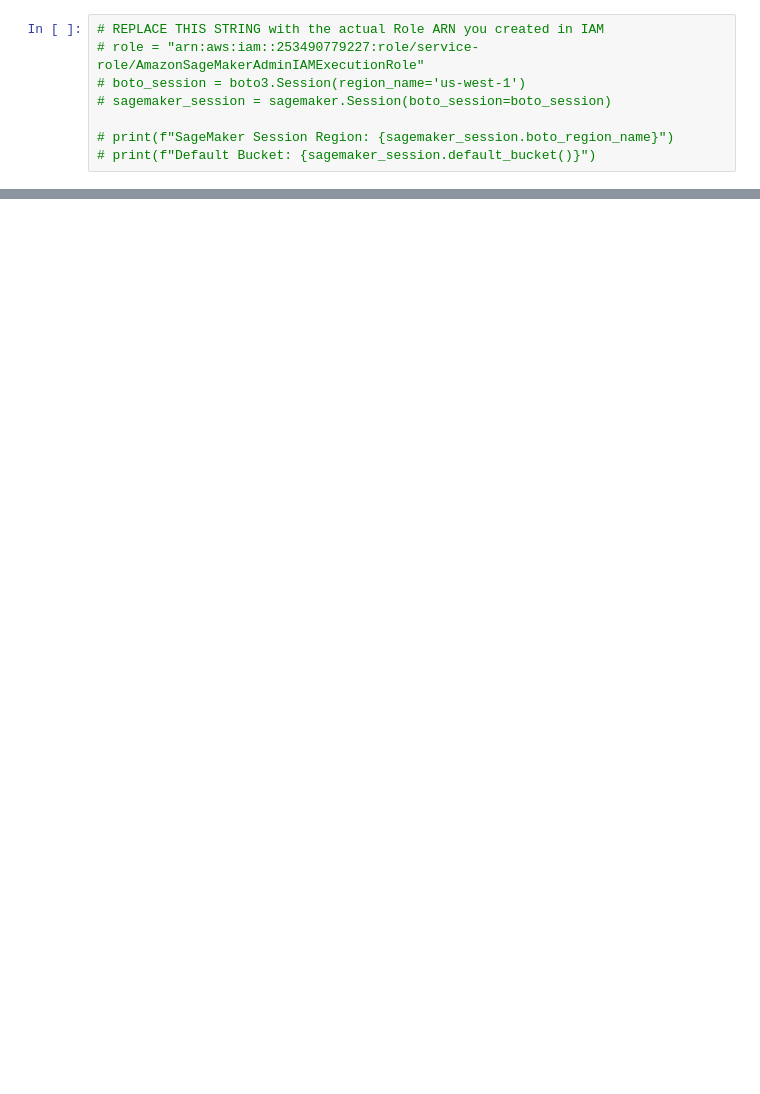
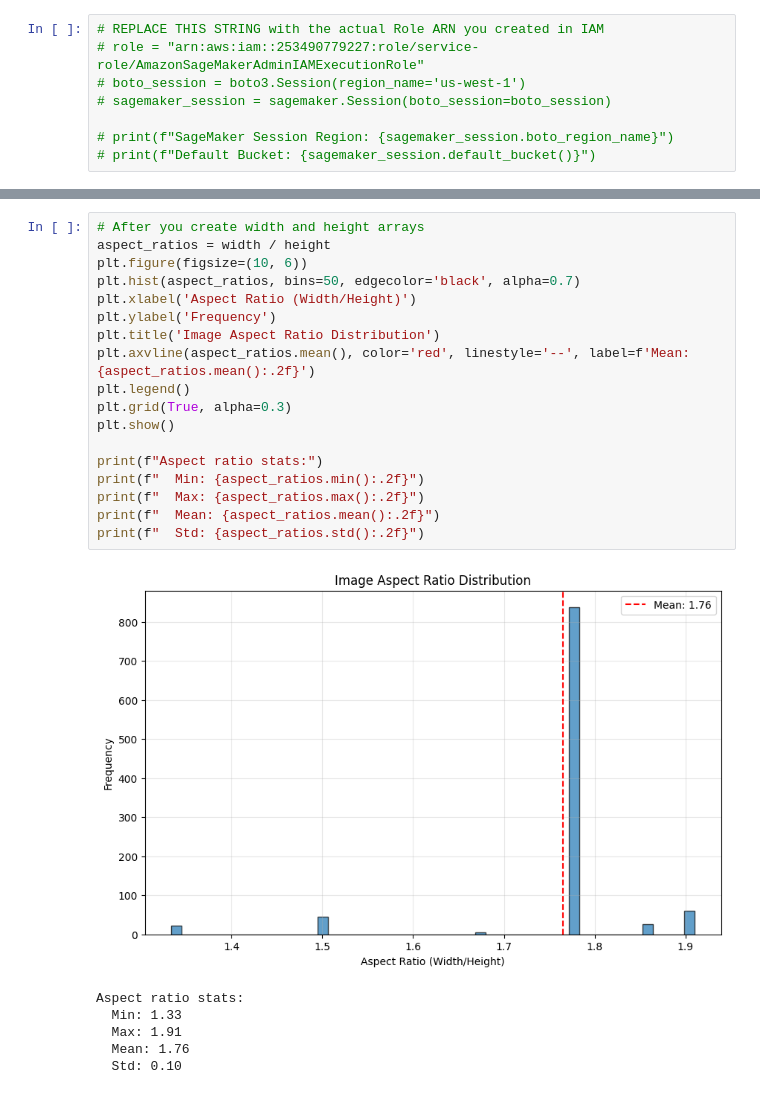
Before and after one commit to amannindra/DSS-Image-Classification, a Jupyter notebook: DSSAnimalClassification/dssTesting.ipynb, the cells around one changed output, grey strips where cells are left out. Cells and saved outputs as stored; diff of their text form; blank space fills up the shorter version.

```diff
--- a/DSSAnimalClassification/dssTesting.ipynb
+++ b/DSSAnimalClassification/dssTesting.ipynb
@@ -714,0 +494,25 @@ df
+# %%
+# After you create width and height arrays
+aspect_ratios = width / height
+plt.figure(figsize=(10, 6))
+plt.hist(aspect_ratios, bins=50, edgecolor='black', alpha=0.7)
+plt.xlabel('Aspect Ratio (Width/Height)')
+plt.ylabel('Frequency')
+plt.title('Image Aspect Ratio Distribution')
+plt.axvline(aspect_ratios.mean(), color='red', linestyle='--', label=f'Mean: {aspect_ratios.mean():.2f}')
+plt.legend()
+plt.grid(True, alpha=0.3)
+plt.show()
+
+print(f"Aspect ratio stats:")
+print(f"  Min: {aspect_ratios.min():.2f}")
+print(f"  Max: {aspect_ratios.max():.2f}")
+print(f"  Mean: {aspect_ratios.mean():.2f}")
+print(f"  Std: {aspect_ratios.std():.2f}")
+# %% [output]
+[figure, added]
+Aspect ratio stats:
+  Min: 1.33
+  Max: 1.91
+  Mean: 1.76
+  Std: 0.10
```
Also changed, not shown: parts of 47 cells of this notebook, 10 other files.
